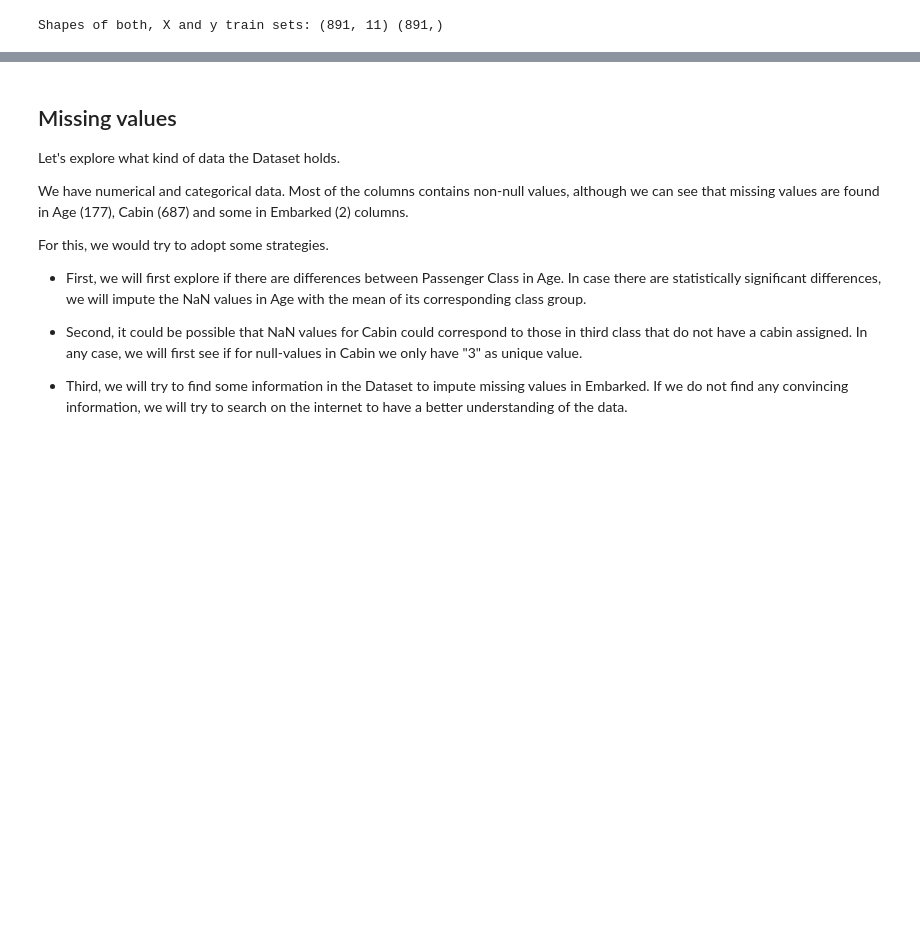
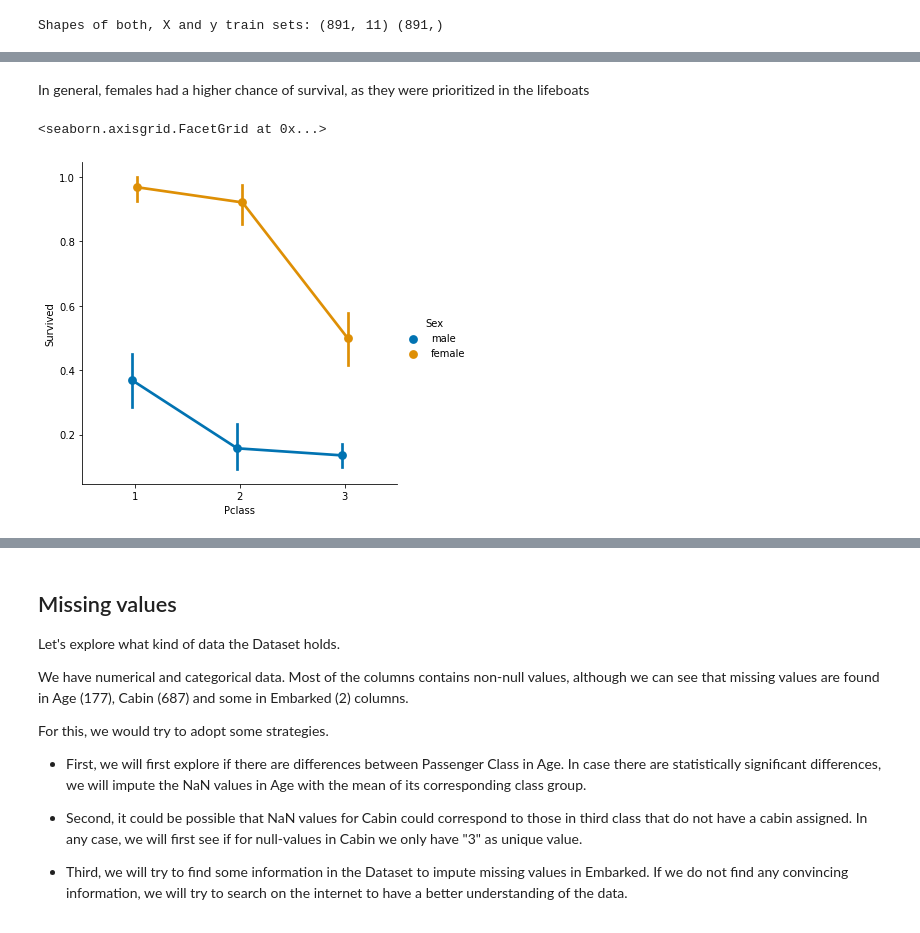
Before and after one commit to sbmoyano/data_science_projects, a Jupyter notebook: kaggle_titanic_competition/kaggle_titanic_competition_classification.ipynb, the cells around one changed output, grey strips where cells are left out. Drawn from its saved outputs; the diff is of its cells as text; code cells hidden in the pictures; blank space fills up the shorter version.

```diff
--- a/kaggle_titanic_competition/kaggle_titanic_competition_classification.ipynb
+++ b/kaggle_titanic_competition/kaggle_titanic_competition_classification.ipynb
@@ -95,0 +136,7 @@ Shapes of both, X and y train sets: (891, 11) (891,)
+# %% [markdown]
+In general, females had a higher chance of survival, as they were prioritized in the lifeboats
+# %%
+sns.catplot(data=train, x='Pclass', y='Survived', hue='Sex', kind='point', dodge=True, palette='colorblind')
+# %% [output]
+<seaborn.axisgrid.FacetGrid at 0x...>
+[figure, added]
```
Also changed, not shown: parts of 41 cells of this notebook.
